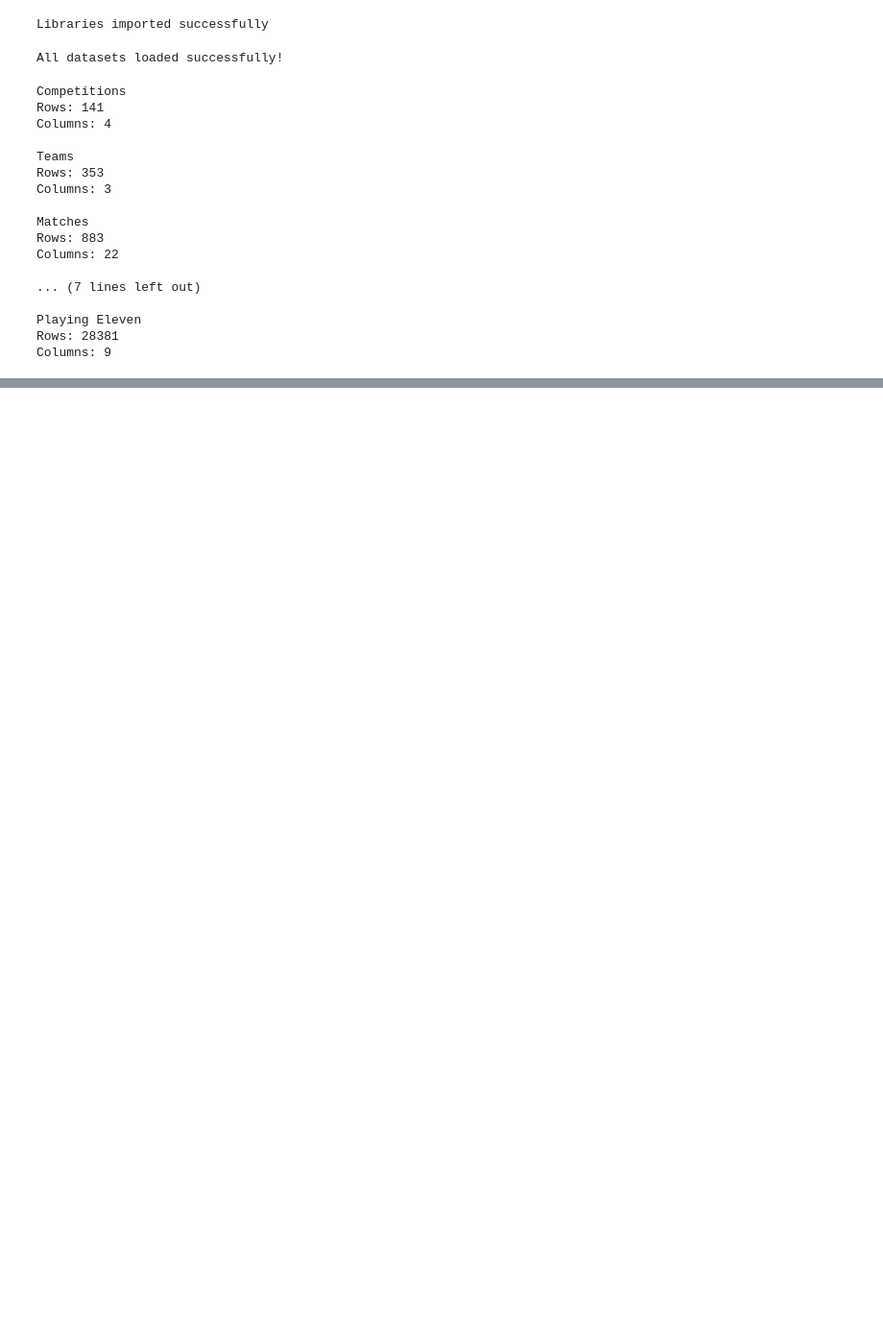
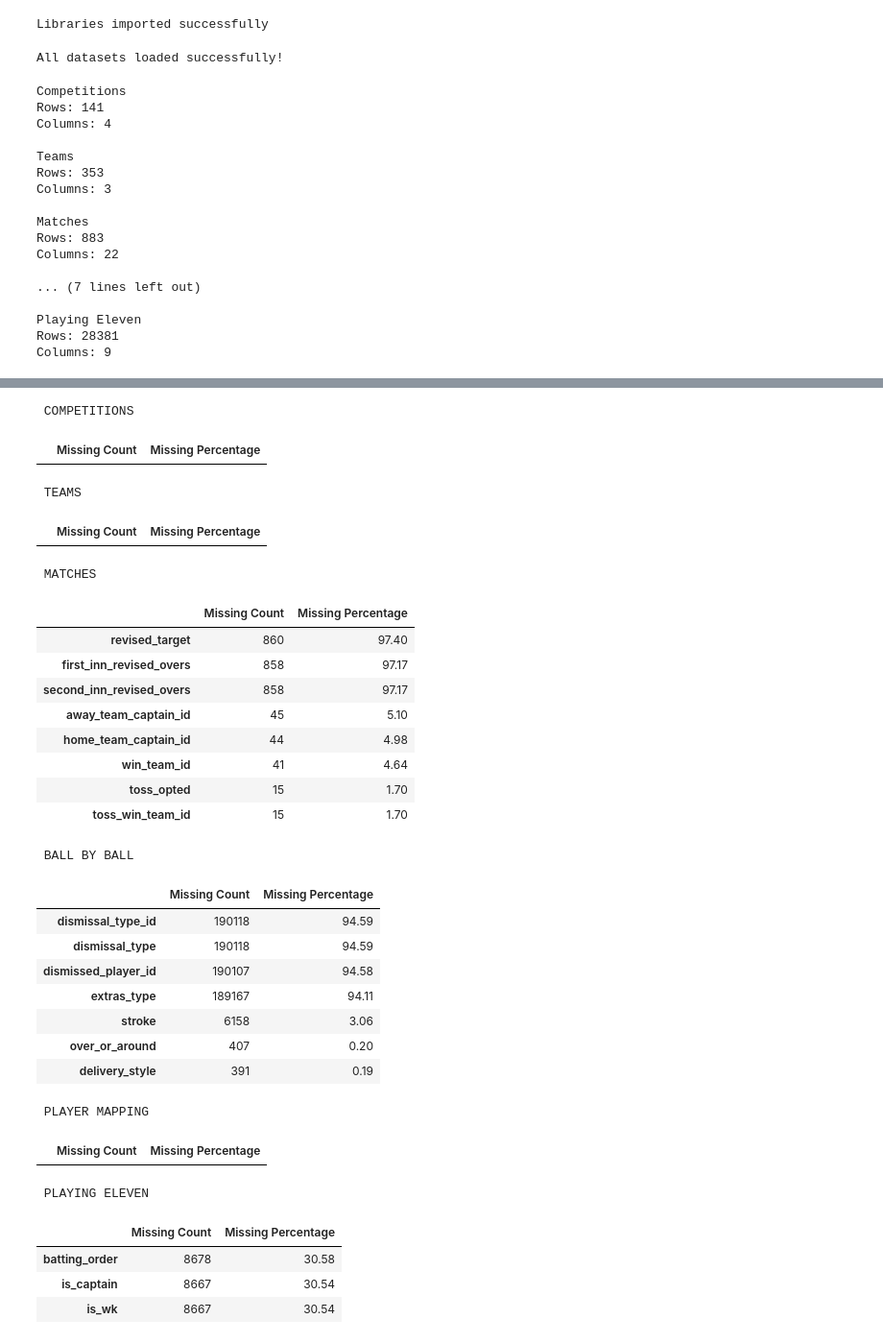
Before and after one commit to Dhanushsj12/SupeRR-Selector-Pressure-Analysis, a Jupyter notebook: notebooks/01_data_understanding.ipynb, the cells around one changed output, grey strips where cells are left out. Shown at 96% size. Cells and saved outputs as stored; diff of their text form; code cells hidden in the pictures; blank space fills up the shorter version.

```diff
--- a/notebooks/01_data_understanding.ipynb
+++ b/notebooks/01_data_understanding.ipynb
@@ -79,0 +227,52 @@ Columns: 9
+# %%
+
+for name, df in datasets.items():
+
+    missing_report = pd.DataFrame({
+        "Missing Count": df.isnull().sum(),
+        "Missing Percentage": (
+            df.isnull().mean() * 100
+        ).round(2)
+    })
+
+    missing_report = missing_report[
+        missing_report["Missing Count"] > 0
+    ].sort_values(
+        by="Missing Percentage",
+        ascending=False
+    )
+
+    print("\n", name.upper())
+
+    display(missing_report)
+# %% [output]
+ COMPETITIONS
+|  | Missing Count | Missing Percentage |
+ TEAMS
+|  | Missing Count | Missing Percentage |
+ MATCHES
+|  | Missing Count | Missing Percentage |
+| revised_target | 860 | 97.40 |
+| first_inn_revised_overs | 858 | 97.17 |
+| second_inn_revised_overs | 858 | 97.17 |
+| away_team_captain_id | 45 | 5.10 |
+| home_team_captain_id | 44 | 4.98 |
+| win_team_id | 41 | 4.64 |
+| toss_opted | 15 | 1.70 |
+| toss_win_team_id | 15 | 1.70 |
+ BALL BY BALL
+|  | Missing Count | Missing Percentage |
+| dismissal_type_id | 190118 | 94.59 |
+| dismissal_type | 190118 | 94.59 |
+| dismissed_player_id | 190107 | 94.58 |
+| extras_type | 189167 | 94.11 |
+| stroke | 6158 | 3.06 |
+| over_or_around | 407 | 0.20 |
+| delivery_style | 391 | 0.19 |
+ PLAYER MAPPING
+|  | Missing Count | Missing Percentage |
+ PLAYING ELEVEN
+|  | Missing Count | Missing Percentage |
+| batting_order | 8678 | 30.58 |
+| is_captain | 8667 | 30.54 |
+| is_wk | 8667 | 30.54 |
```
Also changed, not shown: parts of 2 cells of this notebook, 18 other files.
